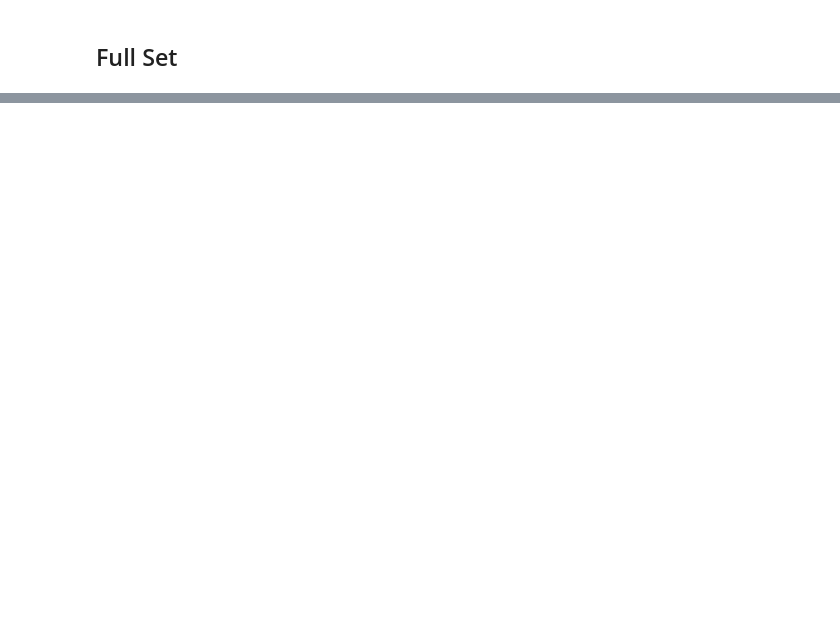
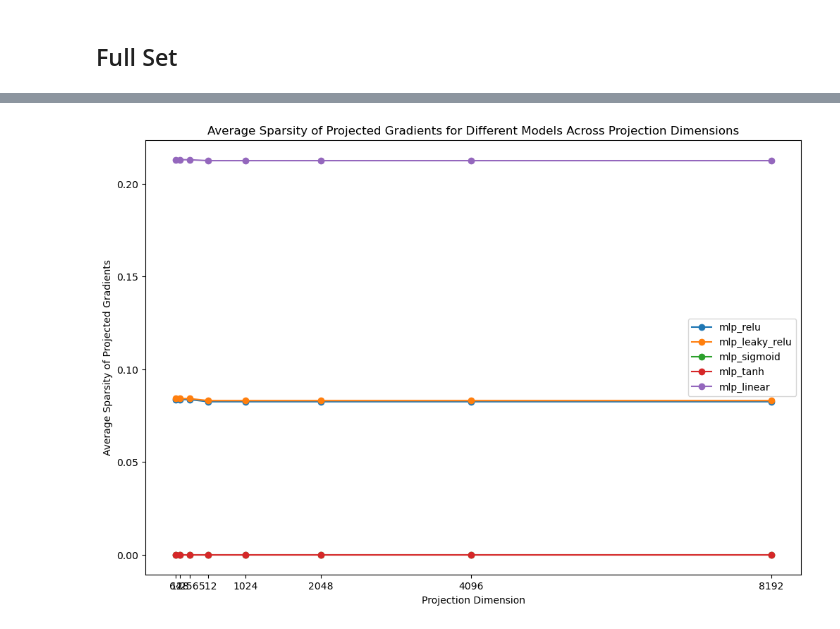
Before and after one commit to TRAIS-Lab/GraSS, a Jupyter notebook: visualization.ipynb, the cells around one changed output, grey strips where cells are left out. Cells and saved outputs as stored; diff of their text form; code cells hidden in the pictures; blank space fills up the shorter version.

```diff
--- a/visualization.ipynb
+++ b/visualization.ipynb
@@ -33,0 +129,4 @@ plt.show()
+# %%
+plot_metrics(data, projections, metric='avg_sparsity_proj')
+# %% [output]
+[figure, added]
```
Also changed, not shown: parts of 7 cells of this notebook, 3 other files.
